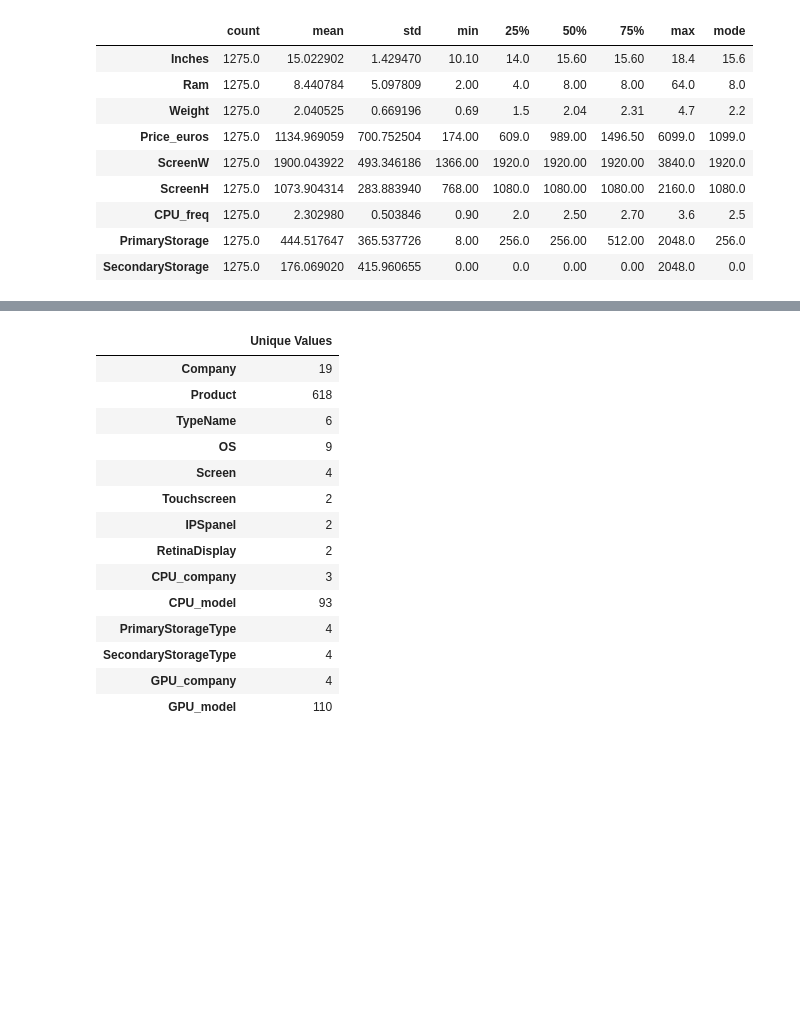
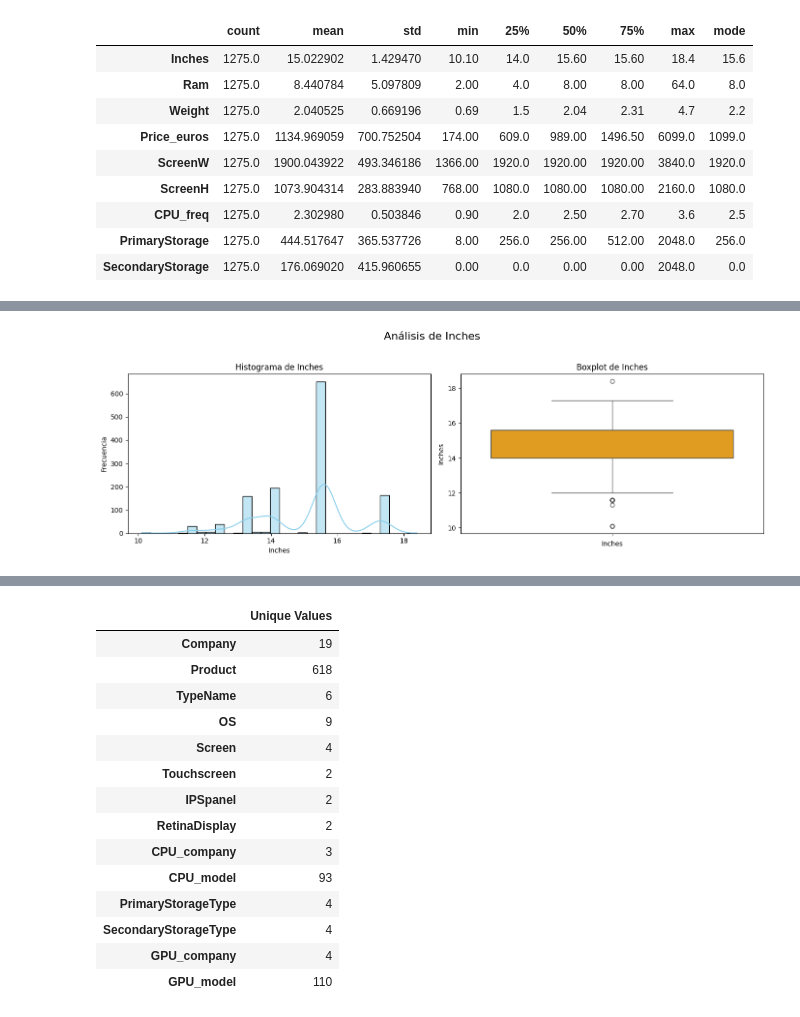
Before and after one commit to gaboCiber/A-statistical-analisis-of-Laptop-Prices, a Jupyter notebook: laptop_prices.ipynb, the cells around one changed output, grey strips where cells are left out. Drawn from its saved outputs; the diff is of its cells as text; code cells hidden in the pictures; blank space fills up the shorter version.

```diff
--- a/laptop_prices.ipynb
+++ b/laptop_prices.ipynb
@@ -122,0 +122,36 @@ plt.show()
+# %%
+def plot_histogram_and_boxplot(data, columns):
+    """
+    Genera un histograma y un boxplot para cada columna dada.
+
+    Args:
+    data (DataFrame): Dataset que contiene las columnas.
+    columns (list): Lista de nombres de columnas a graficar.
+    """
+    for column in columns:
+        if column not in data.columns:
+            print(f"La columna '{column}' no existe en el dataset.")
+            continue
+
+        # Crear una figura con dos subplots
+        fig, axes = plt.subplots(1, 2, figsize=(14, 5))
+        fig.suptitle(f'Análisis de {column}', fontsize=16)
+
+        # Histograma
+        sns.histplot(data[column], bins=30, kde=True, ax=axes[0], color="skyblue")
+        axes[0].set_title(f'Histograma de {column}')
+        axes[0].set_xlabel(column)
+        axes[0].set_ylabel('Frecuencia')
+
+        # Boxplot
+        sns.boxplot(data[column], ax=axes[1], color="orange")
+        axes[1].set_title(f'Boxplot de {column}')
+        axes[1].set_xlabel(column)
+
+        # Mostrar los gráficos
+        plt.tight_layout(rect=[0, 0.03, 1, 0.95])  # Ajusta para no sobreponer el título
+        plt.show()
+# %%
+plot_histogram_and_boxplot(laptop_data, ['Inches'])
+# %% [output]
+[figure, added]
```
Also changed, not shown: parts of 17 cells of this notebook.
